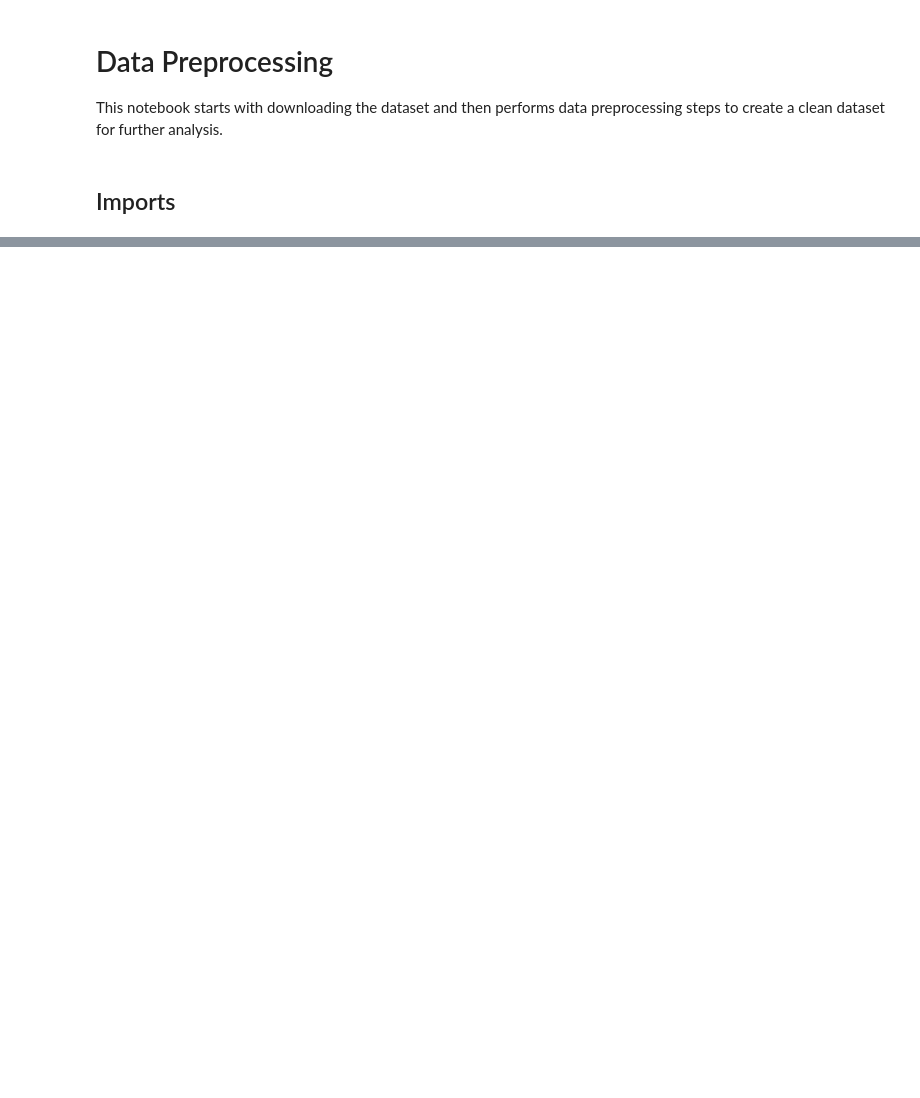
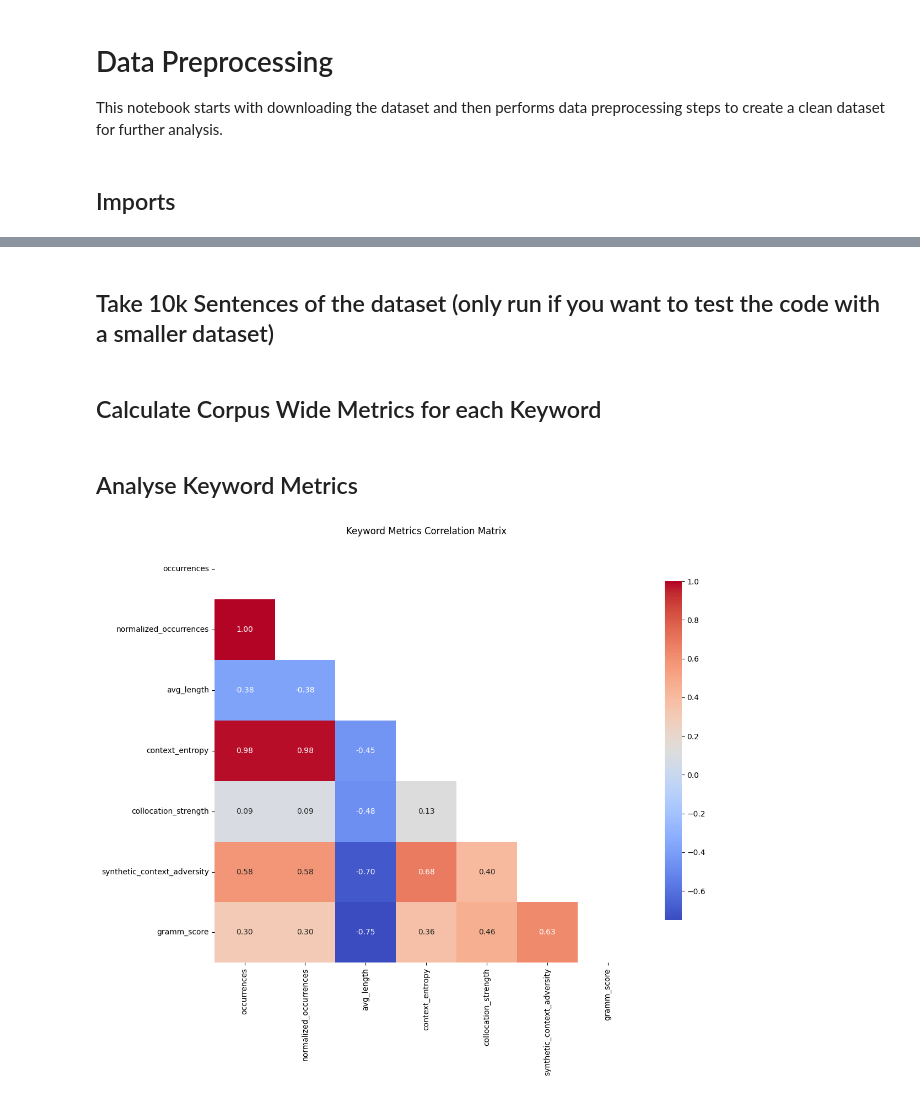
Before and after one commit to CastIehard/LLM-Grammaticalization-Prediction, a Jupyter notebook: Processing/data_preprocessing.ipynb, the cells around one changed output, grey strips where cells are left out. Cells and saved outputs as stored; diff of their text form; code cells hidden in the pictures; blank space fills up the shorter version.

```diff
--- a/Processing/data_preprocessing.ipynb
+++ b/Processing/data_preprocessing.ipynb
@@ -193,0 +21,2 @@ Saved keyword statistics to data_example/keyword_stats_0.1_percent.csv
+# %% [markdown]
+## Take 10k Sentences of the dataset (only run if you want to test the code with a smaller dataset)
@@ -193,0 +40,2 @@ Saved keyword statistics to data_example/keyword_stats_0.1_percent.csv
+# %% [markdown]
+## Calculate Corpus Wide Metrics for each Keyword
@@ -193,0 +207,17 @@ Saved keyword statistics to data_example/keyword_stats_0.1_percent.csv
+# %% [markdown]
+## Analyse Keyword Metrics
+# %%
+path = "keywords_metrics.csv"
+df = pd.read_csv(path)
+
+corr_matrix = df.drop(columns=["keyword"]).corr()
+mask = np.triu(np.ones_like(corr_matrix, dtype=bool))
+
+plt.figure(figsize=(12, 10))
+sns.heatmap(corr_matrix, annot=True, fmt=".2f", cmap="coolwarm", square=True,
+            cbar_kws={"shrink": .8}, mask=mask)
+plt.title("Keyword Metrics Correlation Matrix")
+plt.tight_layout()
+plt.show()
+# %% [output]
+[figure, added]
```
Also changed, not shown: parts of 13 cells of this notebook, 3 other files.
